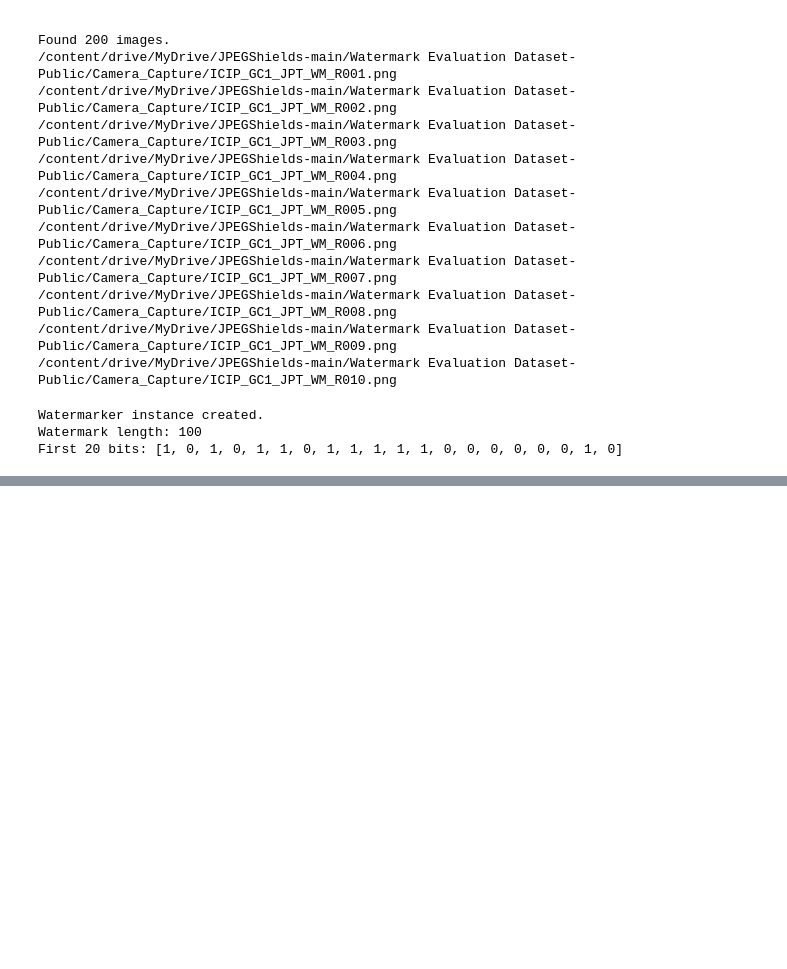
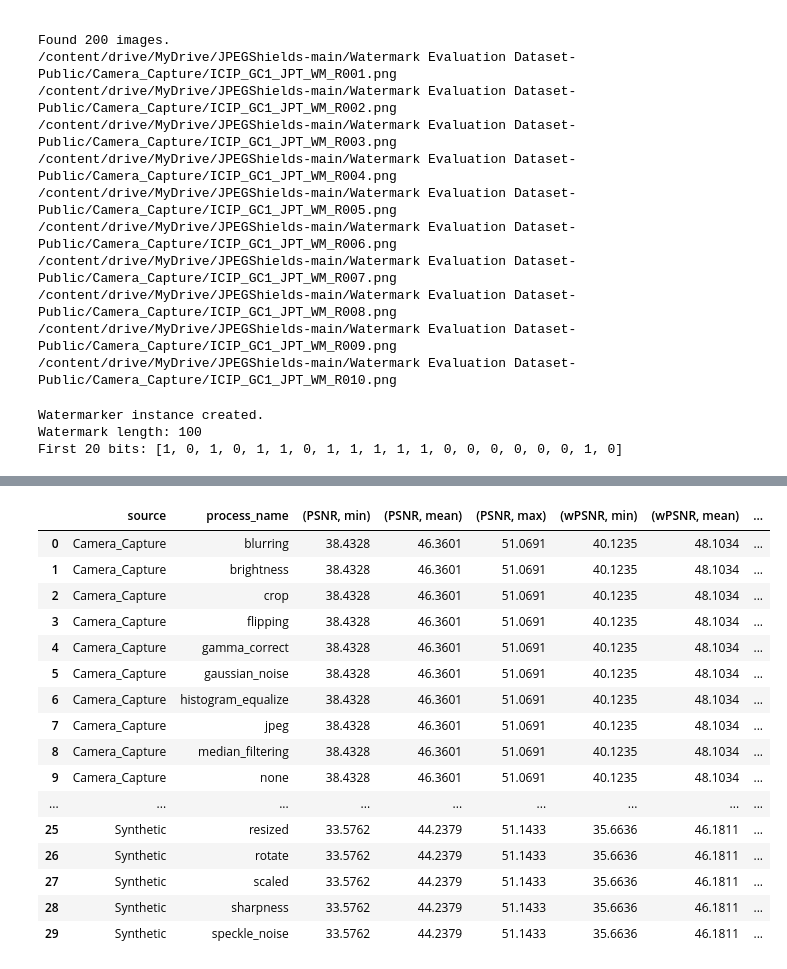
Before and after one commit to JosephHall978/JPEGShields, a Jupyter notebook: jpegshield_pipeline.ipynb, the cells around one changed output, grey strips where cells are left out. Saved outputs shown, nothing was run; the diff lists cells and outputs as text; code cells hidden in the pictures; blank space fills up the shorter version.

```diff
--- a/jpegshield_pipeline.ipynb
+++ b/jpegshield_pipeline.ipynb
@@ -310,4 +390,7 @@ results_df.head()
 # %%
+csv_path = os.path.join(OUTPUT_ROOT, "jpegshield_pipeline_results.csv")
+results_df = pd.read_csv(csv_path)
+
 display(results_df)
 
 valid_df = results_df[results_df["error"].isna()].copy()
@@ -370,25 +481,45 @@ for _, row in preview_df.iterrows():
 # %%
 import pandas as pd
 import numpy as np
 
-metrics = ["PSNR", "wPSNR", "SSIM", "JND", "BER"]
+metrics = ["PSNR", "wPSNR", "SSIM", "JND", "BER", "FID"]
+valid_df["source"] = valid_df["relative_path"].apply(lambda x: os.path.dirname(x))
 
 summary = (
-    valid_df.groupby("process_name")[metrics]
+    valid_df.groupby(["source", "process_name"])[metrics]
     .agg(["min", "mean", "std", "max"])
 )
 
 final_table = pd.DataFrame()
 
 for metric in metrics:
     m = summary[metric]["mean"]
     s = summary[metric]["std"]
+
     final_table[(metric, "min")] = summary[metric]["min"]
-    final_table[(metric, "-1 std")] = m - s
     final_table[(metric, "mean")] = m
-    final_table[(metric, "+1 std")] = m + s
     final_table[(metric, "max")] = summary[metric]["max"]
 
 final_table = final_table.round(4)
+final_table = final_table.reset_index()
+final_table.to_csv("/content/drive/MyDrive/JPEGShields-main/outputs/jpegshield_pipeline_results_summary.csv")
 
 final_table
+# %% [output]
+|  | source | process_name | (PSNR, min) | (PSNR, mean) | (PSNR, max) | (wPSNR, min) | (wPSNR, mean) | ... |
+| 0 | Camera_Capture | blurring | 38.4328 | 46.3601 | 51.0691 | 40.1235 | 48.1034 | ... |
+| 1 | Camera_Capture | brightness | 38.4328 | 46.3601 | 51.0691 | 40.1235 | 48.1034 | ... |
+| 2 | Camera_Capture | crop | 38.4328 | 46.3601 | 51.0691 | 40.1235 | 48.1034 | ... |
+| 3 | Camera_Capture | flipping | 38.4328 | 46.3601 | 51.0691 | 40.1235 | 48.1034 | ... |
+| 4 | Camera_Capture | gamma_correct | 38.4328 | 46.3601 | 51.0691 | 40.1235 | 48.1034 | ... |
+| 5 | Camera_Capture | gaussian_noise | 38.4328 | 46.3601 | 51.0691 | 40.1235 | 48.1034 | ... |
+| 6 | Camera_Capture | histogram_equalize | 38.4328 | 46.3601 | 51.0691 | 40.1235 | 48.1034 | ... |
+| 7 | Camera_Capture | jpeg | 38.4328 | 46.3601 | 51.0691 | 40.1235 | 48.1034 | ... |
+| 8 | Camera_Capture | median_filtering | 38.4328 | 46.3601 | 51.0691 | 40.1235 | 48.1034 | ... |
+| 9 | Camera_Capture | none | 38.4328 | 46.3601 | 51.0691 | 40.1235 | 48.1034 | ... |
+| ... | ... | ... | ... | ... | ... | ... | ... | ... |
+| 25 | Synthetic | resized | 33.5762 | 44.2379 | 51.1433 | 35.6636 | 46.1811 | ... |
+| 26 | Synthetic | rotate | 33.5762 | 44.2379 | 51.1433 | 35.6636 | 46.1811 | ... |
+| 27 | Synthetic | scaled | 33.5762 | 44.2379 | 51.1433 | 35.6636 | 46.1811 | ... |
+| 28 | Synthetic | sharpness | 33.5762 | 44.2379 | 51.1433 | 35.6636 | 46.1811 | ... |
+| 29 | Synthetic | speckle_noise | 33.5762 | 44.2379 | 51.1433 | 35.6636 | 46.1811 | ... |
```
Also changed, not shown: parts of 6 cells of this notebook.
